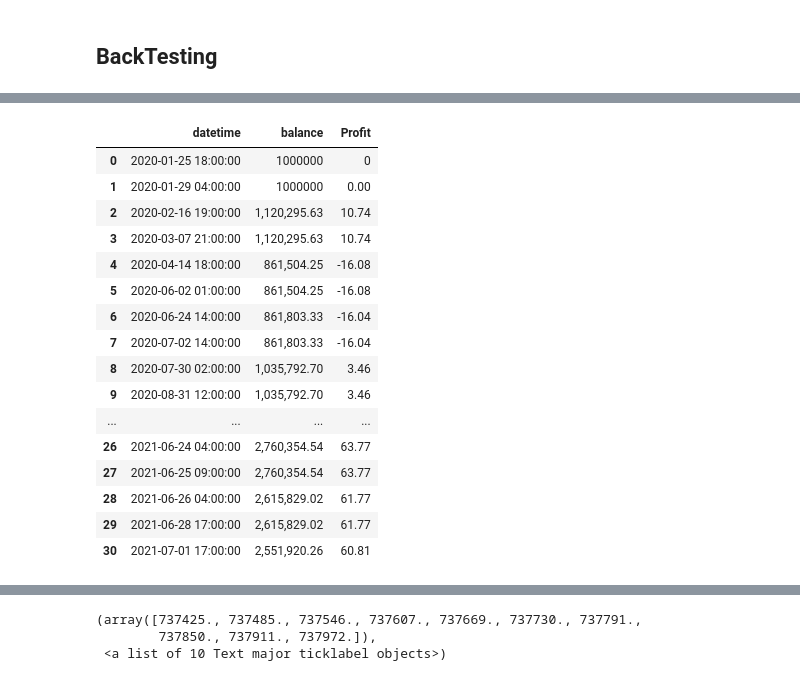
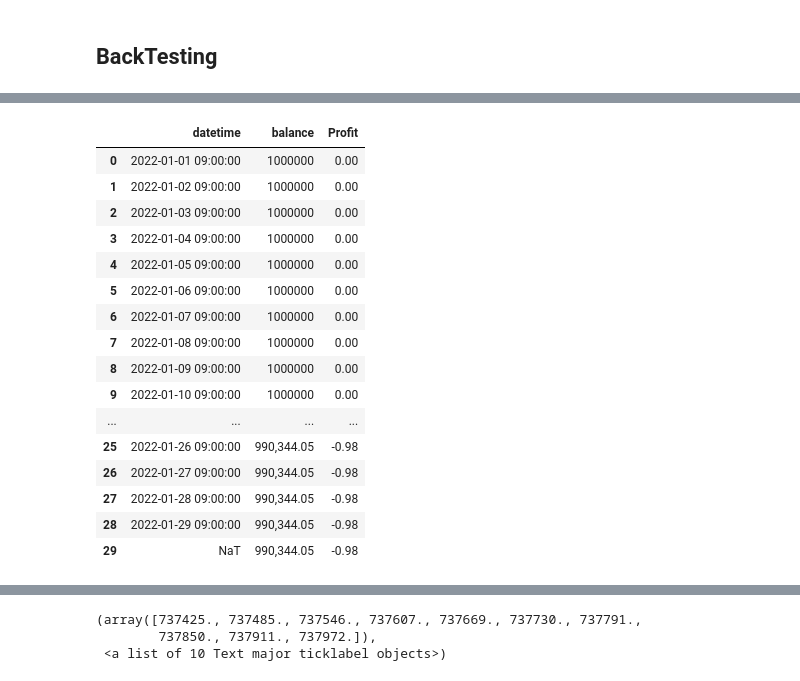
Before and after one commit to kptib88/Test, a Jupyter notebook: Comathon_6th_jupyter.ipynb, the cells around one changed output, grey strips where cells are left out. Saved outputs shown, nothing was run; the diff lists cells and outputs as text; code cells hidden in the pictures.

```diff
--- a/Comathon_6th_jupyter.ipynb
+++ b/Comathon_6th_jupyter.ipynb
@@ -1689,0 +1753,19 @@ df_BTC_signals_backup.head()
+# %%
+df_BTC_calculated = calculate_signals(df_BTC_data.copy(deep = True))
+# df_BTC_signals = df_ticker_calculated.query('Trade_MACD in [1, 2, 3, 4, 5, 6]').copy()
+
+## Convert to Pandas datetime format
+df_BTC_calculated['datetime'] = pd.to_datetime(df_BTC_calculated['datetime'], format="%Y-%d-%m %H:%M:%S")
+
+df_BTC_calculated['datetime'].iloc[0]
+
+start_date = "2022-1-1"
+end_date = "2022-1-31"
+
+after_start_date = df_BTC_calculated["datetime"] >= start_date
+before_end_date = df_BTC_calculated["datetime"] <= end_date
+between_two_dates = after_start_date & before_end_date
+filtered_dates = df_BTC_calculated.loc[between_two_dates]
+
+df_BTC_filtered = filtered_dates.copy(deep = True)
+df_BTC_filtered
@@ -1690,7 +1794,6 @@ df_BTC_signals_backup.head()
 # %%
 ## Back testing
 # def back_testing(df_signals)
-
 
 Initial_Balance = 1000000 # Initial Balance
 Balance = Initial_Balance
@@ -1699,10 +1802,12 @@ Coin_balance = 0 #Initial Coin Balance
 Profit_tracking = [0]
 
 df_balance = pd.DataFrame(columns=['datetime', 'balance', 'Profit'])
-df_balance = df_balance.append({'datetime': df_BTC_MACD.datetime.iloc[1], 'balance': Balance, 'Profit': 0}, ignore_index = True)
+# df_balance = df_balance.append({'datetime': df_BTC_filtered.datetime.iloc[0], 'balance': Balance, 'Profit': 0}, ignore_index = True)
 
+df_BTC_filtered['Profit'] = 0.0
+Profit = 0.0
 
-for i, row in df_BTC_signals.iterrows():
+for i, row in df_BTC_filtered.iterrows():
     signal = row.Trade_Signal
     print(row.Trade_Signal)
     if signal == "MACD_Buy" or signal == "dMdt_Buy":
@@ -1711,9 +1816,14 @@ for i, row in df_BTC_signals.iterrows():
         if Coin_balance == 0:
             Coin_balance = Balance / row.Close
             Profit = (Balance - Initial_Balance)/Balance * 100
+            df_BTC_filtered.at[idx, "Profit"] = Profit
+            df_balance = df_balance.append({'datetime': row.datetime, 'balance': Balance, 'Profit': Profit}, ignore_index = True)
+        else:
+            df_BTC_filtered.at[idx, "Profit"] = Profit
             df_balance = df_balance.append({'datetime': row.datetime, 'balance': Balance, 'Profit': Profit}, ignore_index = True)
 
-    if signal == "MACD_Sell" or signal == "dMdt_Sell":
+
+    elif signal == "MACD_Sell" or signal == "dMdt_Sell":
         print(f'Sell price at {row.Close}')
 
         ## 시장가 전량매도
@@ -1722,13 +1832,22 @@ for i, row in df_BTC_signals.iterrows():
             Balance = sell_coin_value
             Coin_balance = 0
 
-            element['datetime'] = row.datetime
-            element['balance'] = Balance
+            # element['datetime'] = row.datetime
+            # element['balance'] = Balance
             Profit = (Balance - Initial_Balance)/Balance * 100
+            df_BTC_filtered.at[idx, "Profit"] = Profit
+            df_balance = df_balance.append({'datetime': row.datetime, 'balance': Balance, 'Profit': Profit}, ignore_index = True)
+        else:
+            df_BTC_filtered.at[idx, "Profit"] = Profit
+            df_balance = df_balance.append({'datetime': row.datetime, 'balance': Balance, 'Profit': Profit}, ignore_index = True)
 
-            df_balance = df_balance.append({'datetime': row.datetime, 'balance': Balance, 'Profit': Profit}, ignore_index = True)
+    else:
+        df_BTC_filtered.at[idx, "Profit"] = Profit
+        df_balance = df_balance.append({'datetime': row.datetime, 'balance': Balance, 'Profit': Profit}, ignore_index = True)
 
 print(Balance)
 
 df_balance
+
+# df_BTC_filtered
 # %% [output]
@@ -1752,17 +1871,17 @@ Sell price at 39172000.0
 |  | datetime | balance | Profit |
-| 0 | 2020-01-25 18:00:00 | 1000000 | 0 |
-| 1 | 2020-01-29 04:00:00 | 1000000 | 0.00 |
-| 2 | 2020-02-16 19:00:00 | 1,120,295.63 | 10.74 |
-| 3 | 2020-03-07 21:00:00 | 1,120,295.63 | 10.74 |
-| 4 | 2020-04-14 18:00:00 | 861,504.25 | -16.08 |
-| 5 | 2020-06-02 01:00:00 | 861,504.25 | -16.08 |
-| 6 | 2020-06-24 14:00:00 | 861,803.33 | -16.04 |
-| 7 | 2020-07-02 14:00:00 | 861,803.33 | -16.04 |
-| 8 | 2020-07-30 02:00:00 | 1,035,792.70 | 3.46 |
-| 9 | 2020-08-31 12:00:00 | 1,035,792.70 | 3.46 |
+| 0 | 2022-01-01 09:00:00 | 1000000 | 0.00 |
+| 1 | 2022-01-02 09:00:00 | 1000000 | 0.00 |
+| 2 | 2022-01-03 09:00:00 | 1000000 | 0.00 |
+| 3 | 2022-01-04 09:00:00 | 1000000 | 0.00 |
+| 4 | 2022-01-05 09:00:00 | 1000000 | 0.00 |
+| 5 | 2022-01-06 09:00:00 | 1000000 | 0.00 |
+| 6 | 2022-01-07 09:00:00 | 1000000 | 0.00 |
+| 7 | 2022-01-08 09:00:00 | 1000000 | 0.00 |
+| 8 | 2022-01-09 09:00:00 | 1000000 | 0.00 |
+| 9 | 2022-01-10 09:00:00 | 1000000 | 0.00 |
 | ... | ... | ... | ... |
-| 26 | 2021-06-24 04:00:00 | 2,760,354.54 | 63.77 |
-| 27 | 2021-06-25 09:00:00 | 2,760,354.54 | 63.77 |
-| 28 | 2021-06-26 04:00:00 | 2,615,829.02 | 61.77 |
-| 29 | 2021-06-28 17:00:00 | 2,615,829.02 | 61.77 |
-| 30 | 2021-07-01 17:00:00 | 2,551,920.26 | 60.81 |
+| 25 | 2022-01-26 09:00:00 | 990,344.05 | -0.98 |
+| 26 | 2022-01-27 09:00:00 | 990,344.05 | -0.98 |
+| 27 | 2022-01-28 09:00:00 | 990,344.05 | -0.98 |
+| 28 | 2022-01-29 09:00:00 | 990,344.05 | -0.98 |
+| 29 | NaT | 990,344.05 | -0.98 |
```
Also changed, not shown: parts of 17 cells of this notebook.
